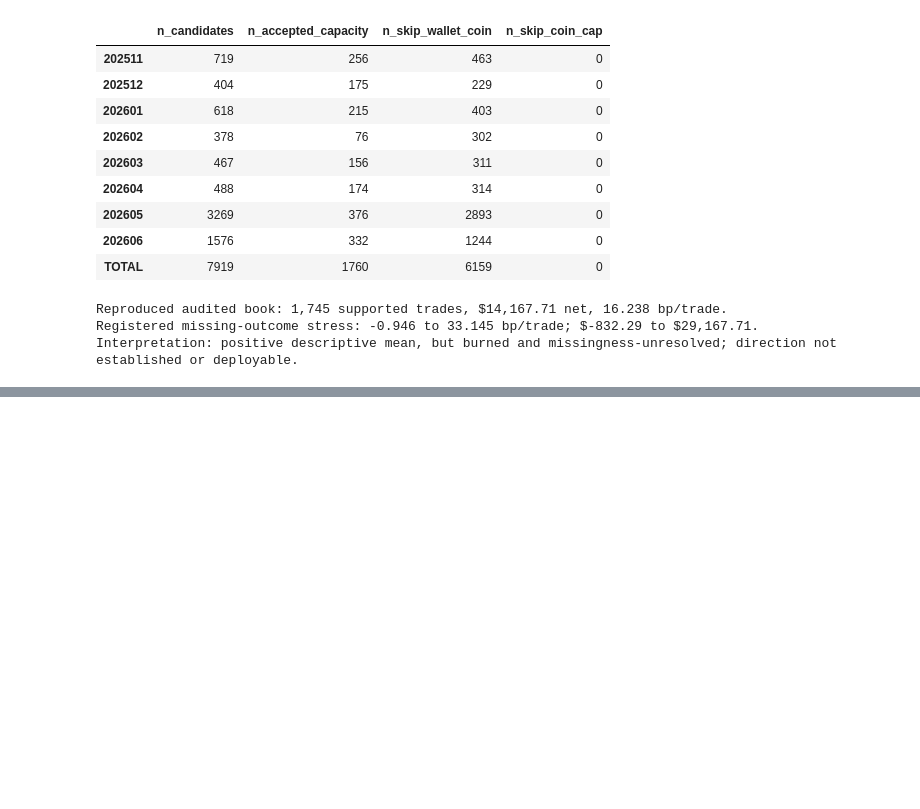
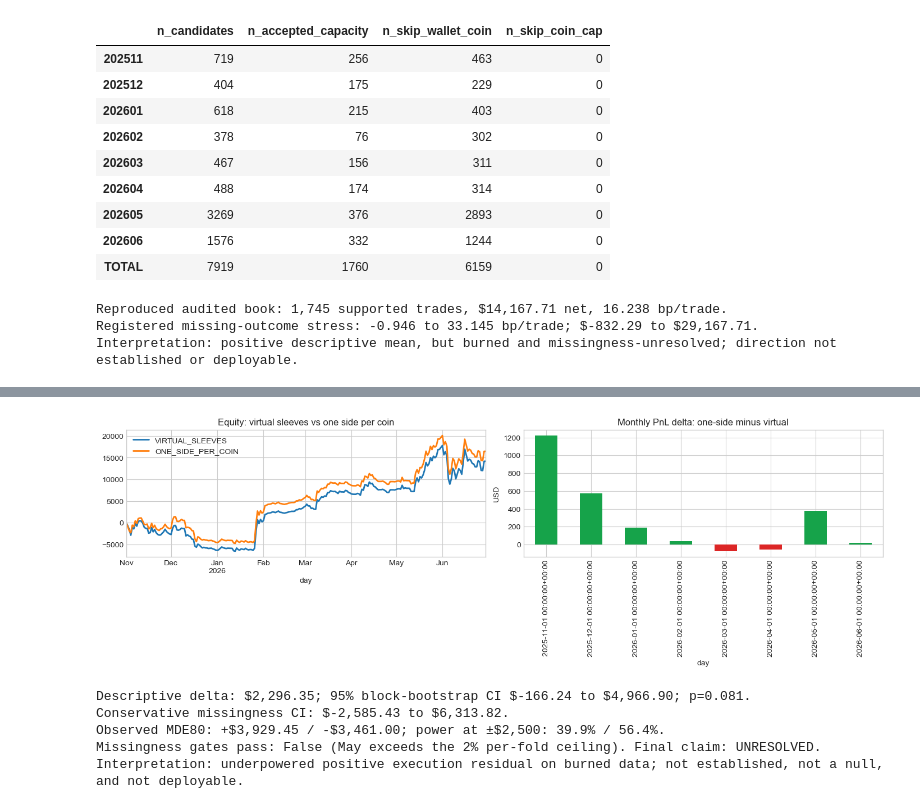
Before and after one commit to CWagamanEure/babylon, a Jupyter notebook: research/studies/copy_cohort/notebooks/pooled_wallet_efron_top30_backtest.ipynb, the cells around one changed output, grey strips where cells are left out. Drawn from its saved outputs; the diff is of its cells as text; code cells hidden in the pictures; blank space fills up the shorter version.

```diff
--- a/research/studies/copy_cohort/notebooks/pooled_wallet_efron_top30_backtest.ipynb
+++ b/research/studies/copy_cohort/notebooks/pooled_wallet_efron_top30_backtest.ipynb
@@ -410,0 +415,25 @@ Interpretation: positive descriptive mean, but burned and missingness-unresolved
+# %%
+from research.studies.copy_cohort import same_coin_direction_policy as sc
+
+policy_report = json.loads(sc.OUT.read_text())
+assert policy_report['status'] == 'BURNED_SAME_COIN_EXECUTION_DIAGNOSTIC'
+assert policy_report['decision']['claim'] == 'UNRESOLVED'
+policy_arms = ['VIRTUAL_SLEEVES', 'ONE_SIDE_PER_COIN']
+policy_summary = pd.DataFrame({arm: {
+    'accepted': policy_report['books'][arm]['accepted'],
+    'supported': policy_report['books'][arm]['supported_trades'],
+    'net USD': policy_report['books'][arm]['net_usd'],
+    'mean bp/trade': policy_report['books'][arm]['net_mean_bp_per_trade'],
+    'median bp/trade': policy_report['books'][arm]['net_median_bp_per_trade'],
+    'Sharpe': policy_report['books'][arm]['annualized_sharpe'],
+    'Sortino': policy_report['books'][arm]['annualized_sortino'],
+    'positive months': policy_report['books'][arm]['positive_exit_months'],
+    'average gross USD': policy_report['books'][arm]['exposure']['average_gross_usd'],
+    'average abs-net USD': policy_report['books'][arm]['exposure']['average_absolute_net_usd'],
+    'mixed active-coin share': policy_report['books'][arm]['exposure']['mixed_active_coin_share'],
+} for arm in policy_arms}).T
+display(policy_summary.style.format(precision=3))
+
+policy_funnel = pd.DataFrame(policy_report['funnels']['ONE_SIDE_PER_COIN']).T
+policy_funnel.loc['TOTAL'] = policy_funnel.sum()
+display(policy_funnel)
@@ -410,0 +454,27 @@ Interpretation: positive descriptive mean, but burned and missingness-unresolved
+# %%
+policy_daily = pd.DataFrame({
+    arm: policy_report['books'][arm]['daily_pnl_usd'] for arm in policy_arms
+}, index=calendar)
+fig, axes = plt.subplots(1, 2, figsize=(14, 4.5), constrained_layout=True)
+policy_daily.cumsum().plot(ax=axes[0], lw=2, title='Equity: virtual sleeves vs one side per coin')
+policy_month_delta = (policy_daily['ONE_SIDE_PER_COIN'] - policy_daily['VIRTUAL_SLEEVES']).resample('MS').sum()
+policy_month_delta.plot.bar(ax=axes[1], color=np.where(policy_month_delta >= 0, '#16a34a', '#dc2626'))
+axes[1].set_title('Monthly PnL delta: one-side minus virtual')
+axes[1].set_ylabel('USD')
+plt.show()
+
+obs = policy_report['inference']['observed']
+decision = policy_report['decision']
+miss = policy_report['missingness']['gates']
+print(f"Descriptive delta: ${obs['point_usd']:,.2f}; 95% block-bootstrap CI ${obs['ci95_usd'][0]:,.2f} to ${obs['ci95_usd'][1]:,.2f}; p={obs['p_two_sided']:.3f}.")
+print(f"Conservative missingness CI: ${decision['conservative_missingness_ci95_usd'][0]:,.2f} to ${decision['conservative_missingness_ci95_usd'][1]:,.2f}.")
+print(f"Observed MDE80: +${obs['mde80_positive_usd']:,.2f} / -${obs['mde80_negative_usd']:,.2f}; power at ±$2,500: {obs['power_at_positive_2500']:.1%} / {obs['power_at_negative_2500']:.1%}.")
+print(f"Missingness gates pass: {miss['pass']} (May exceeds the 2% per-fold ceiling). Final claim: {decision['claim']}.")
+print('Interpretation: underpowered positive execution residual on burned data; not established, not a null, and not deployable.')
+# %% [output]
+[figure, added]
+Descriptive delta: $2,296.35; 95% block-bootstrap CI $-166.24 to $4,966.90; p=0.081.
+Conservative missingness CI: $-2,585.43 to $6,313.82.
+Observed MDE80: +$3,929.45 / -$3,461.00; power at ±$2,500: 39.9% / 56.4%.
+Missingness gates pass: False (May exceeds the 2% per-fold ceiling). Final claim: UNRESOLVED.
+Interpretation: underpowered positive execution residual on burned data; not established, not a null, and not deployable.
```
Also changed, not shown: parts of 6 cells of this notebook, 12 other files.
